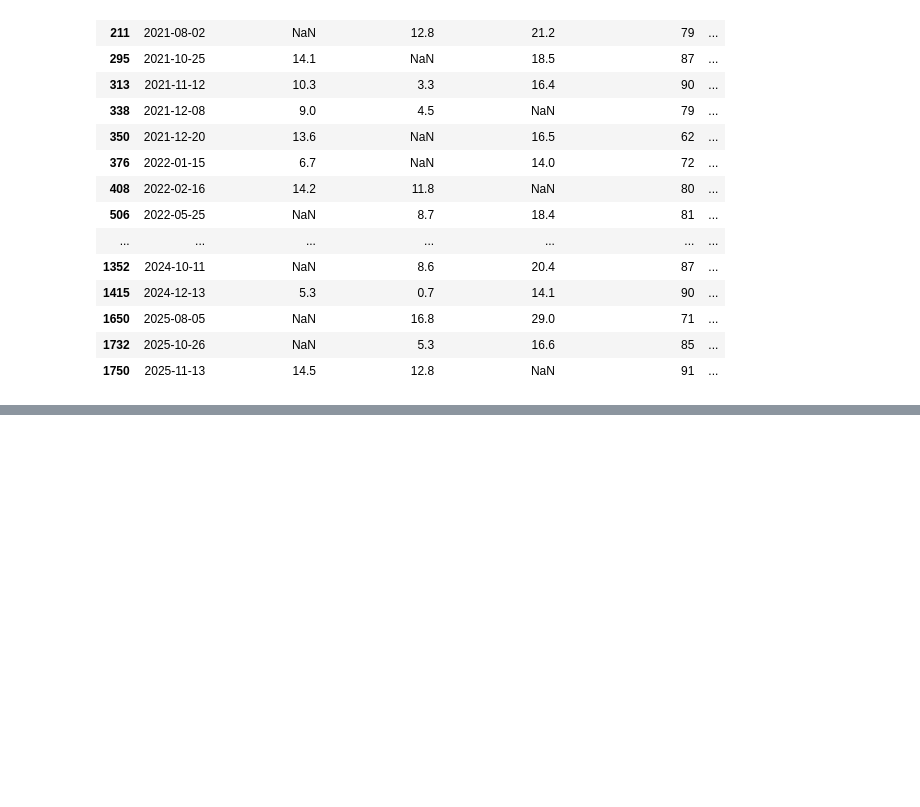
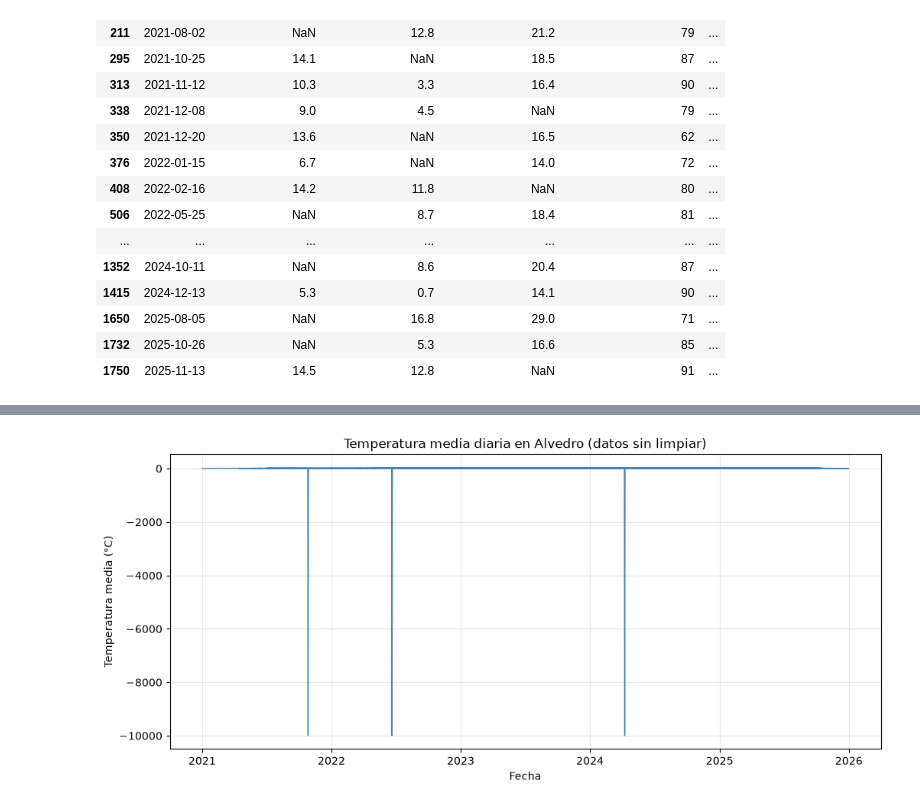
Before and after one commit to mma-wirtz/p1-que-tempo-fixo, a Jupyter notebook: notebooks/01_exploracion_datos.ipynb, the cells around one changed output, grey strips where cells are left out. Cells and saved outputs as stored; diff of their text form; code cells hidden in the pictures; blank space fills up the shorter version.

```diff
--- a/notebooks/01_exploracion_datos.ipynb
+++ b/notebooks/01_exploracion_datos.ipynb
@@ -293,0 +576,20 @@ Registros con valores ausentes:
+# %%
+import matplotlib.pyplot as plt
+
+plt.figure(figsize=(12, 5))
+
+plt.plot(
+    fechas_convertidas,
+    df["Temp. media (ºC)"],
+    color="steelblue",
+    linewidth=1
+)
+
+plt.title("Temperatura media diaria en Alvedro (datos sin limpiar)")
+plt.xlabel("Fecha")
+plt.ylabel("Temperatura media (°C)")
+plt.grid(True, alpha=0.3)
+
+plt.show()
+# %% [output]
+[figure, added]
```
Also changed, not shown: parts of 56 cells of this notebook.
